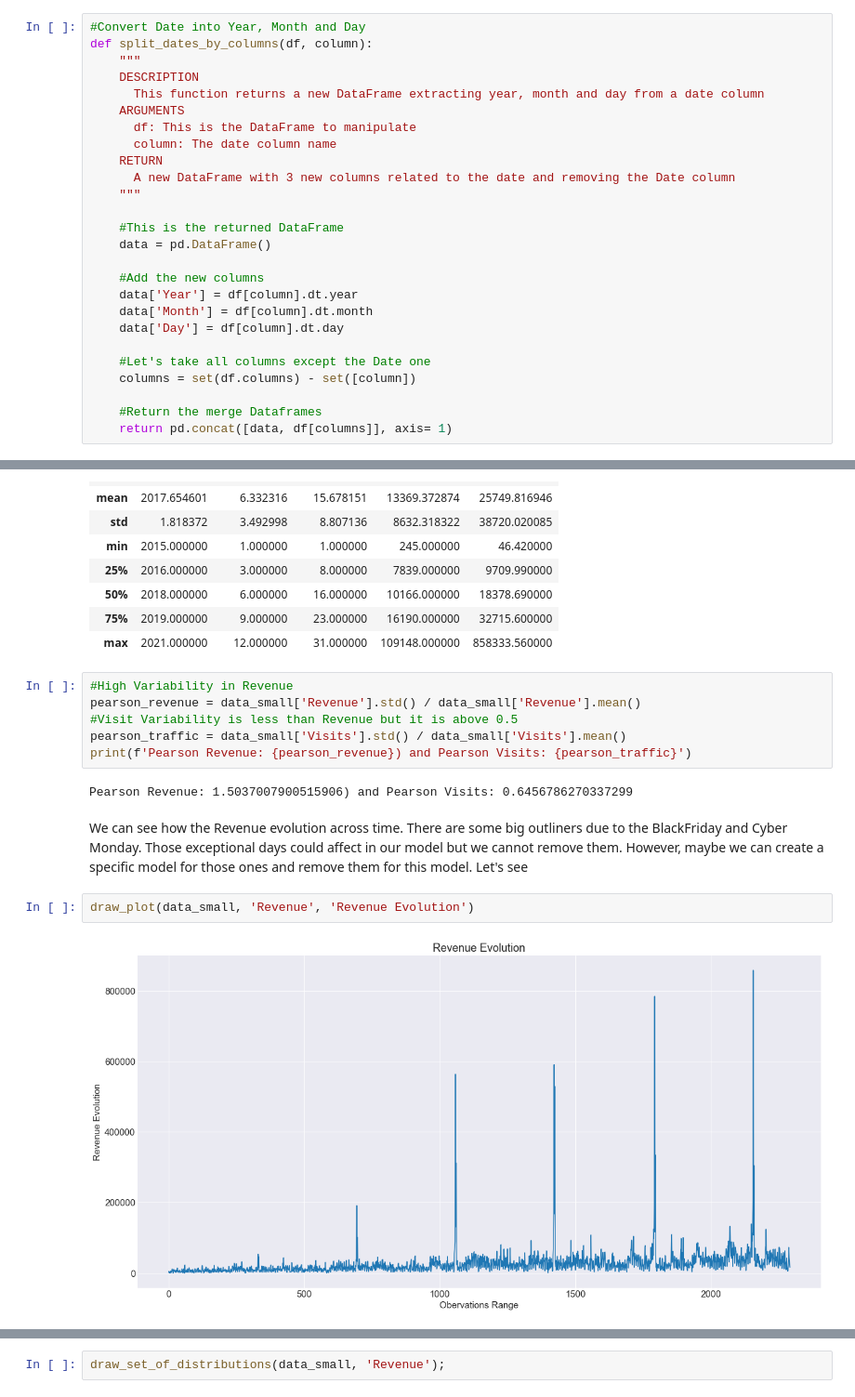
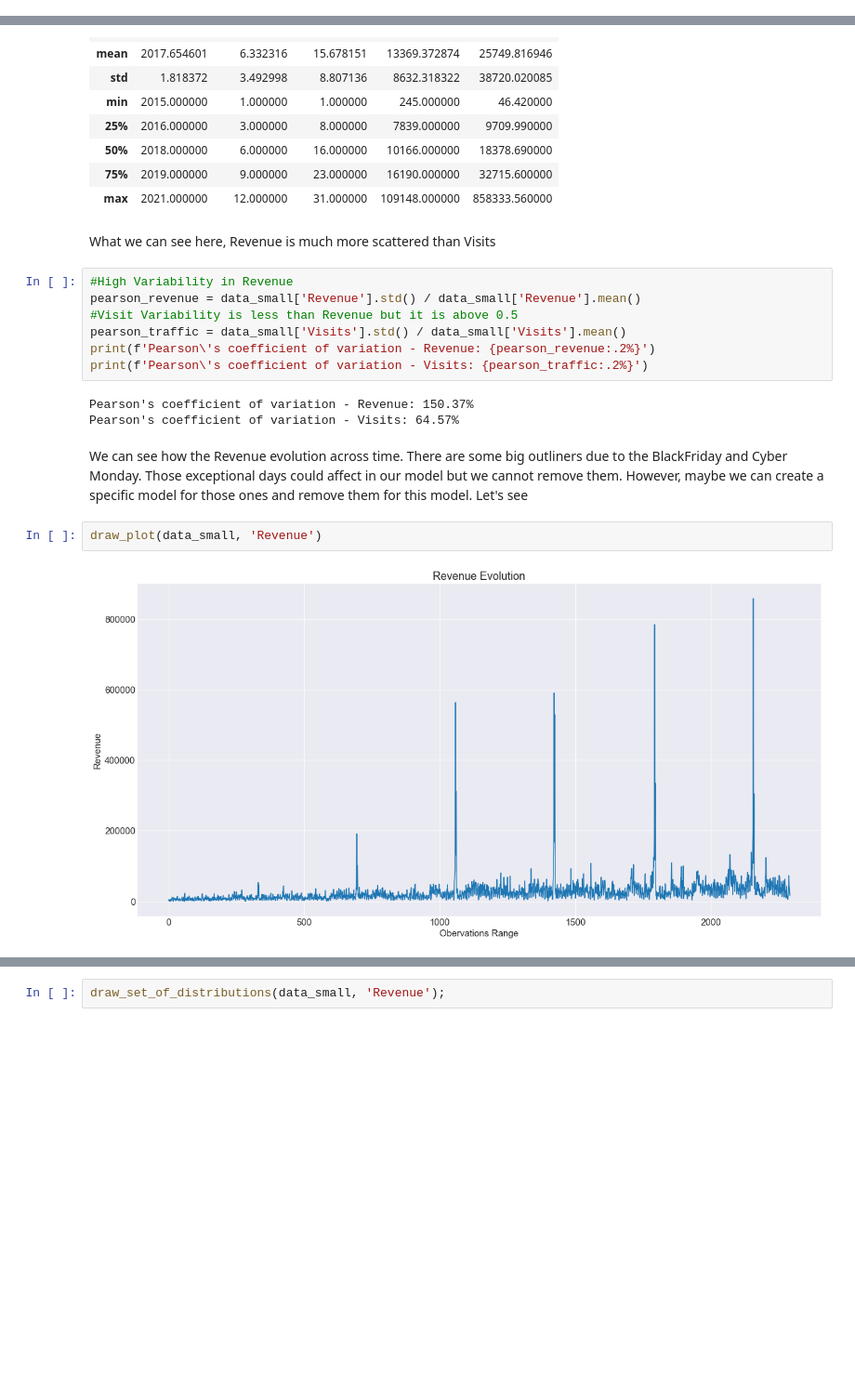
Before and after one commit to Jorge-Montenegro/TFM, a Jupyter notebook: TFM.ipynb, the cells around one changed output, grey strips where cells are left out. Shown at 93% size. Drawn from its saved outputs; the diff is of its cells as text; blank space fills up the shorter version.

```diff
--- a/TFM.ipynb
+++ b/TFM.ipynb
@@ -386,26 +75,0 @@ def fill_zero_revenue(df):
-# %%
-#Convert Date into Year, Month and Day
-def split_dates_by_columns(df, column):
-    """
-    DESCRIPTION
-      This function returns a new DataFrame extracting year, month and day from a date column
-    ARGUMENTS
-      df: This is the DataFrame to manipulate
-      column: The date column name
-    RETURN
-      A new DataFrame with 3 new columns related to the date and removing the Date column
-    """
-
-    #This is the returned DataFrame
-    data = pd.DataFrame()
-
-    #Add the new columns
-    data['Year'] = df[column].dt.year
-    data['Month'] = df[column].dt.month
-    data['Day'] = df[column].dt.day
-
-    #Let's take all columns except the Date one
-    columns = set(df.columns) - set([column])
-
-    #Return the merge Dataframes
-    return pd.concat([data, df[columns]], axis= 1)
@@ -811,17 +214,21 @@ data_small.describe()
 | 50% | 2018.000000 | 6.000000 | 16.000000 | 10166.000000 | 18378.690000 |
 | 75% | 2019.000000 | 9.000000 | 23.000000 | 16190.000000 | 32715.600000 |
 | max | 2021.000000 | 12.000000 | 31.000000 | 109148.000000 | 858333.560000 |
+# %% [markdown]
+What we can see here, Revenue is much more scattered than Visits
 # %%
 #High Variability in Revenue
 pearson_revenue = data_small['Revenue'].std() / data_small['Revenue'].mean()
 #Visit Variability is less than Revenue but it is above 0.5
 pearson_traffic = data_small['Visits'].std() / data_small['Visits'].mean()
-print(f'Pearson Revenue: {pearson_revenue}) and Pearson Visits: {pearson_traffic}')
+print(f'Pearson\'s coefficient of variation - Revenue: {pearson_revenue:.2%}')
+print(f'Pearson\'s coefficient of variation - Visits: {pearson_traffic:.2%}')
 # %% [output]
-Pearson Revenue: 1.5037007900515906) and Pearson Visits: 0.6456786270337299
+Pearson's coefficient of variation - Revenue: 150.37%
+Pearson's coefficient of variation - Visits: 64.57%
 # %% [markdown]
 We can see how the Revenue evolution across time. There are some big outliners due to the BlackFriday and Cyber Monday. Those exceptional days could affect in our model but we cannot remove them. However, maybe we can create a specific model for those ones and remove them for this model. Let's see
 # %%
-draw_plot(data_small, 'Revenue', 'Revenue Evolution')
+draw_plot(data_small, 'Revenue')
 # %% [output]
-[figure, old version]
+[figure, new version]
```
Also changed, not shown: parts of 61 cells of this notebook, 1 other file.
